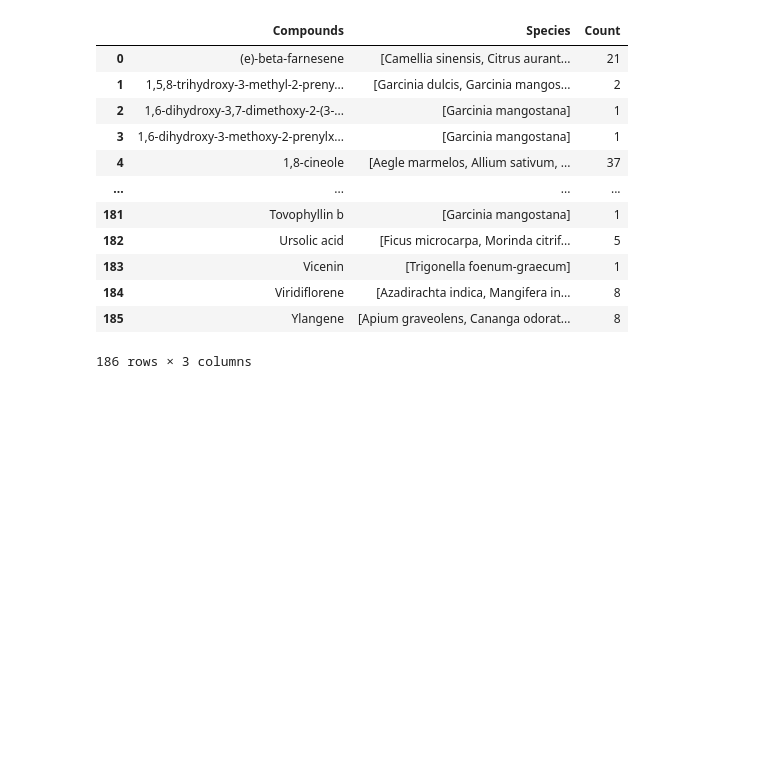
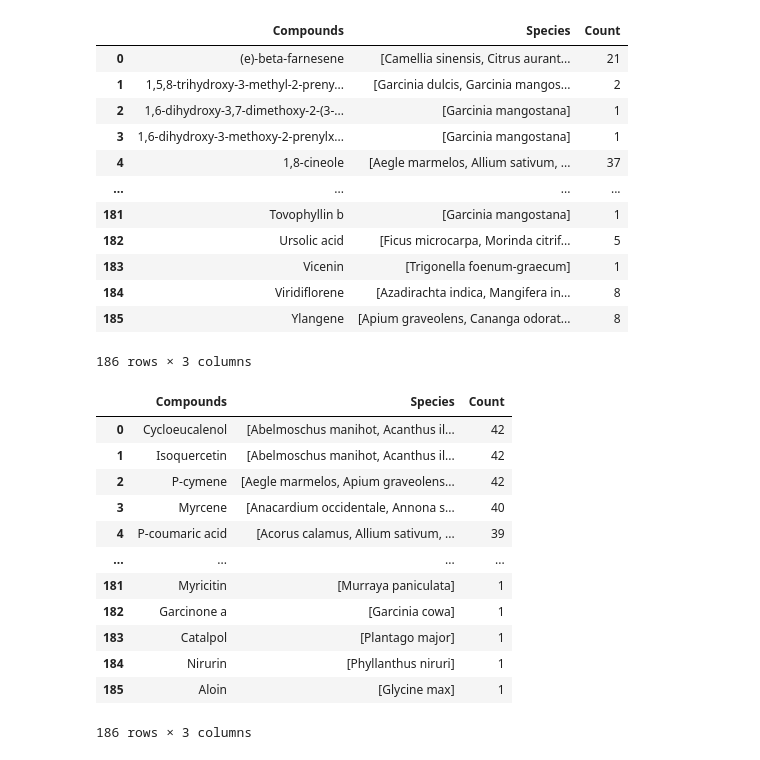
Before and after one commit to fadilrisdian/skripsi-fadil, a Jupyter notebook: herbal_searching.ipynb, the cells around one changed output. Drawn from its saved outputs; the diff is of its cells as text; code cells hidden in the pictures; blank space fills up the shorter version.

```diff
--- a/herbal_searching.ipynb
+++ b/herbal_searching.ipynb
@@ -441,3 +441,21 @@ hasil
 | 184 | Viridiflorene | [Azadirachta indica, Mangifera in... | 8 |
 | 185 | Ylangene | [Apium graveolens, Cananga odorat... | 8 |
 186 rows × 3 columns
+# %%
+hasil = hasil.sort_values(by=['Count'], ascending=False)
+hasil = hasil.reset_index(drop=True)
+hasil
+# %% [output]
+|  | Compounds | Species | Count |
+| 0 | Cycloeucalenol | [Abelmoschus manihot, Acanthus il... | 42 |
+| 1 | Isoquercetin | [Abelmoschus manihot, Acanthus il... | 42 |
+| 2 | P-cymene | [Aegle marmelos, Apium graveolens... | 42 |
+| 3 | Myrcene | [Anacardium occidentale, Annona s... | 40 |
+| 4 | P-coumaric acid | [Acorus calamus, Allium sativum, ... | 39 |
+| ... | ... | ... | ... |
+| 181 | Myricitin | [Murraya paniculata] | 1 |
+| 182 | Garcinone a | [Garcinia cowa] | 1 |
+| 183 | Catalpol | [Plantago major] | 1 |
+| 184 | Nirurin | [Phyllanthus niruri] | 1 |
+| 185 | Aloin | [Glycine max] | 1 |
+186 rows × 3 columns
```
Also changed, not shown: parts of 1 cell of this notebook, 1 other file.
